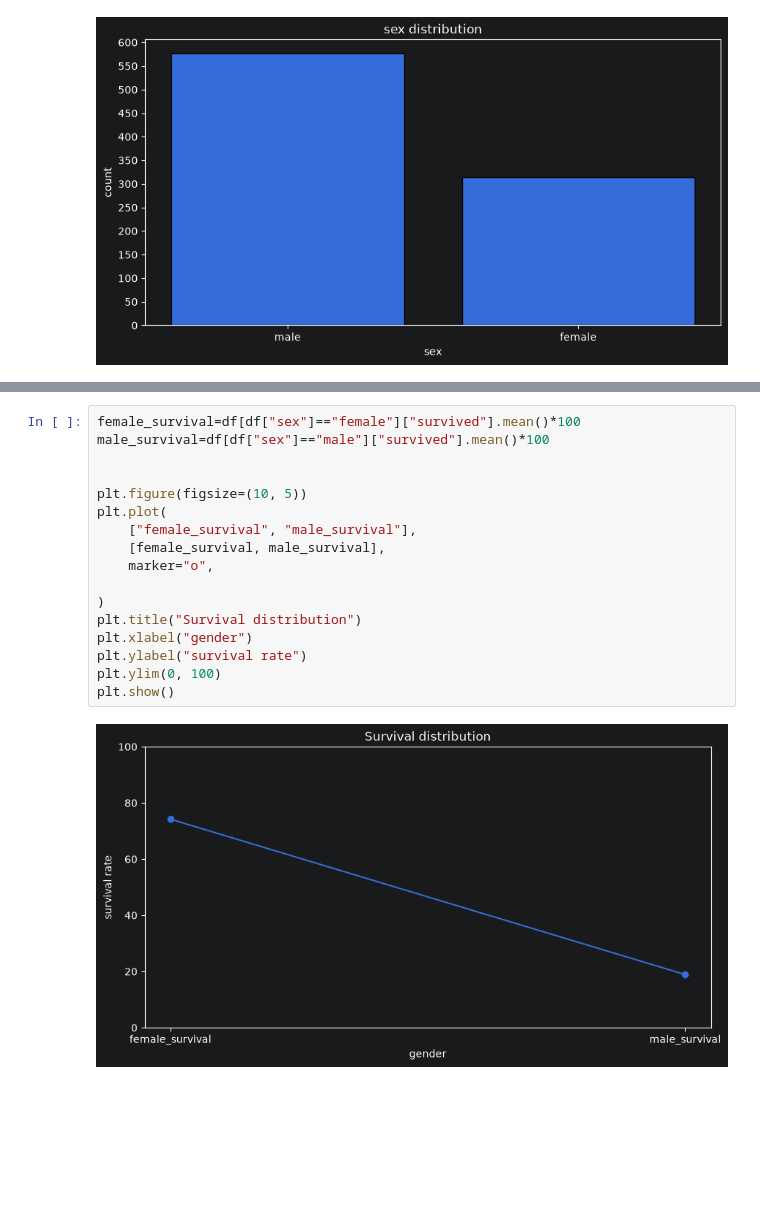
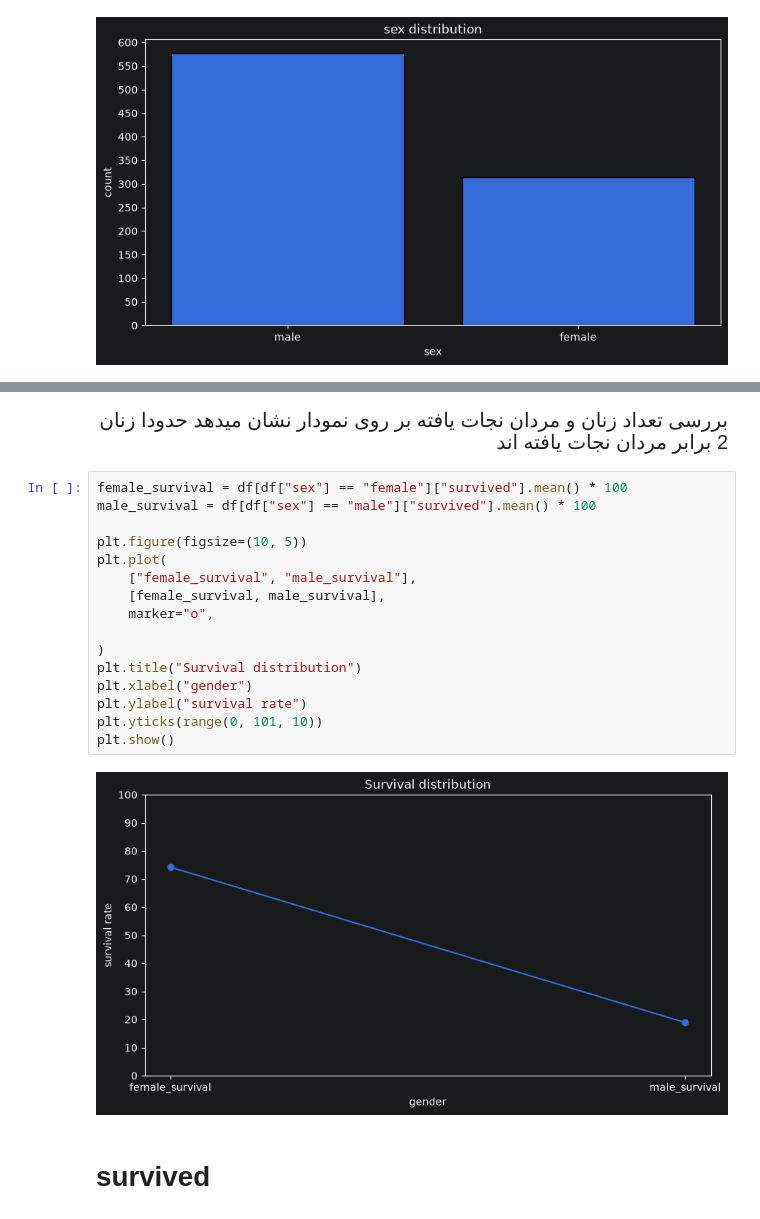
Before and after one commit to Pooriadehghan/Data-Analysis-sample, a Jupyter notebook: j05/taitanic.ipynb, the cells around one changed output, grey strips where cells are left out. Saved outputs shown, nothing was run; the diff lists cells and outputs as text; blank space fills up the shorter version.

```diff
--- a/j05/taitanic.ipynb
+++ b/j05/taitanic.ipynb
@@ -242,22 +292,33 @@ plt.title("Third class distribution")
 plt.show()
 # %% [output]
 [figure]
+# %% [markdown]
+<div dir="rtl" style="
+    text-align: right;
+    font-size: 20px;
+    line-height: 2;
+    font-family: Tahoma;
+">
+بررسی تعداد زنان و مردان نجات یافته بر روی نمودار نشان میدهد حدودا زنان 2 برابر مردان نجات یافته اند
+
+<div>
 # %%
-female_survival=df[df["sex"]=="female"]["survived"].mean()*100
-male_survival=df[df["sex"]=="male"]["survived"].mean()*100
-
+female_survival = df[df["sex"] == "female"]["survived"].mean() * 100
+male_survival = df[df["sex"] == "male"]["survived"].mean() * 100
 
 plt.figure(figsize=(10, 5))
 plt.plot(
     ["female_survival", "male_survival"],
     [female_survival, male_survival],
     marker="o",
 
 )
 plt.title("Survival distribution")
 plt.xlabel("gender")
 plt.ylabel("survival rate")
-plt.ylim(0, 100)
+plt.yticks(range(0, 101, 10))
 plt.show()
 # %% [output]
-[figure, old version]
+[figure, new version]
+# %% [markdown]
+# survived
```
Also changed, not shown: parts of 47 cells of this notebook.
